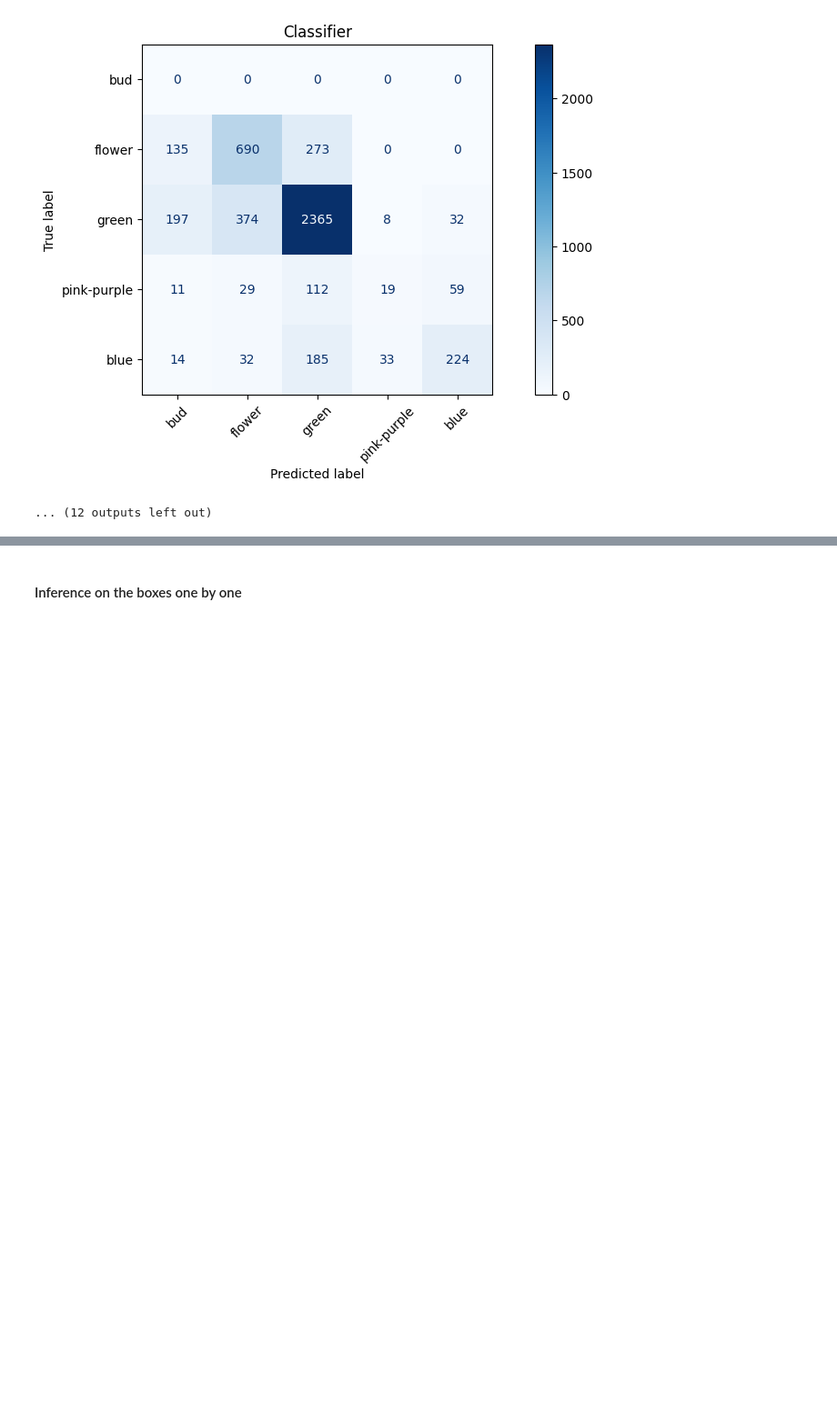
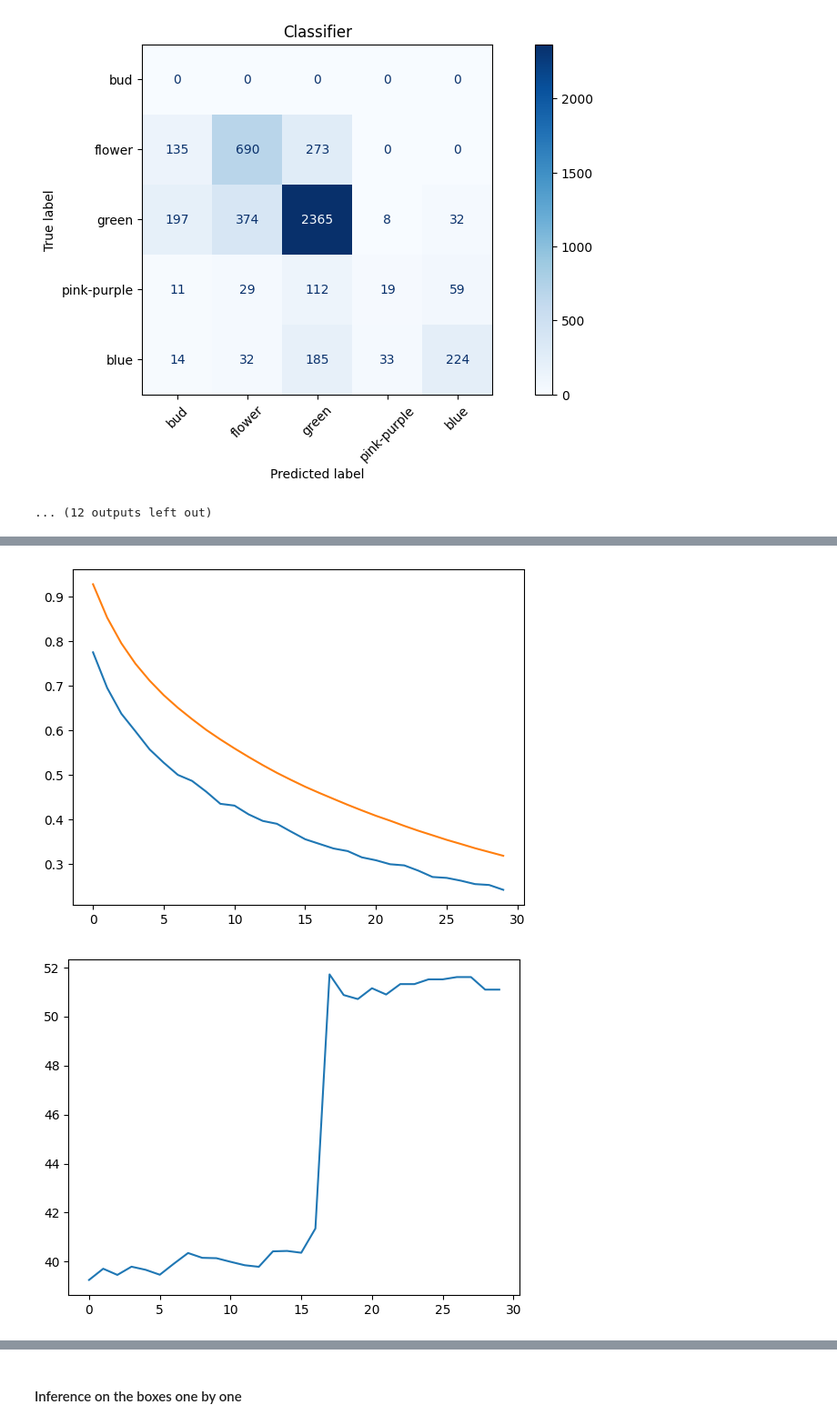
Before and after one commit to kpetrakis-eden/ml-sandbox, a Jupyter notebook: notebooks/finetuning.ipynb, the cells around one changed output, grey strips where cells are left out. Shown at 91% size. Cells and saved outputs as stored; diff of their text form; code cells hidden in the pictures; blank space fills up the shorter version.

```diff
--- a/notebooks/finetuning.ipynb
+++ b/notebooks/finetuning.ipynb
@@ -404,0 +528,10 @@ for uuid_dir in islice(ROOT.iterdir(), 1):
+# %%
+# 50 samples uuid: 33424749-501c-425e-bea5-3c74fb8539b4
+plt.plot(lossi)
+plt.plot(dev_lossi)
+plt.show()
+plt.plot(dev_f1_macro);
+plt.show()
+# %% [output]
+[figure, added]
+[figure, added]
```
Also changed, not shown: parts of 11 cells of this notebook.
